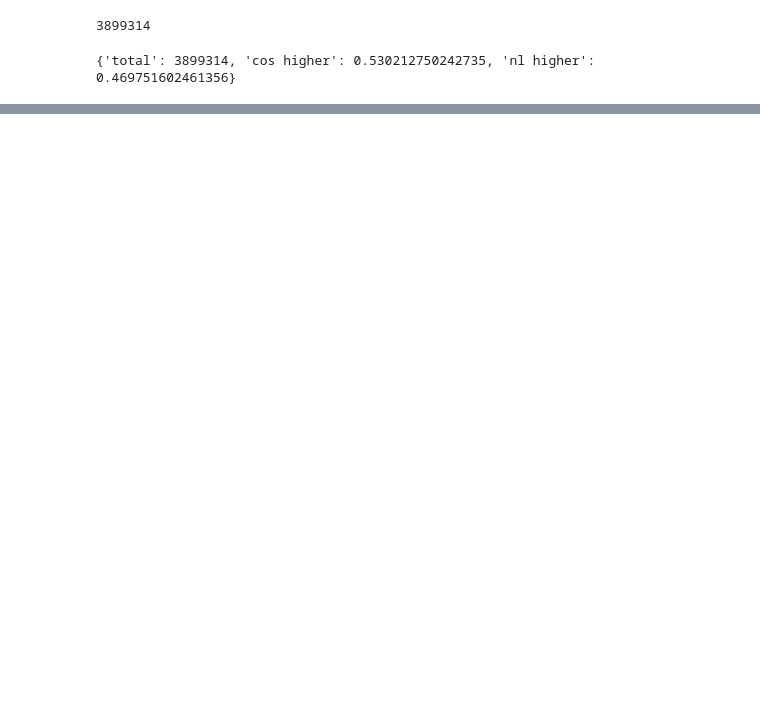
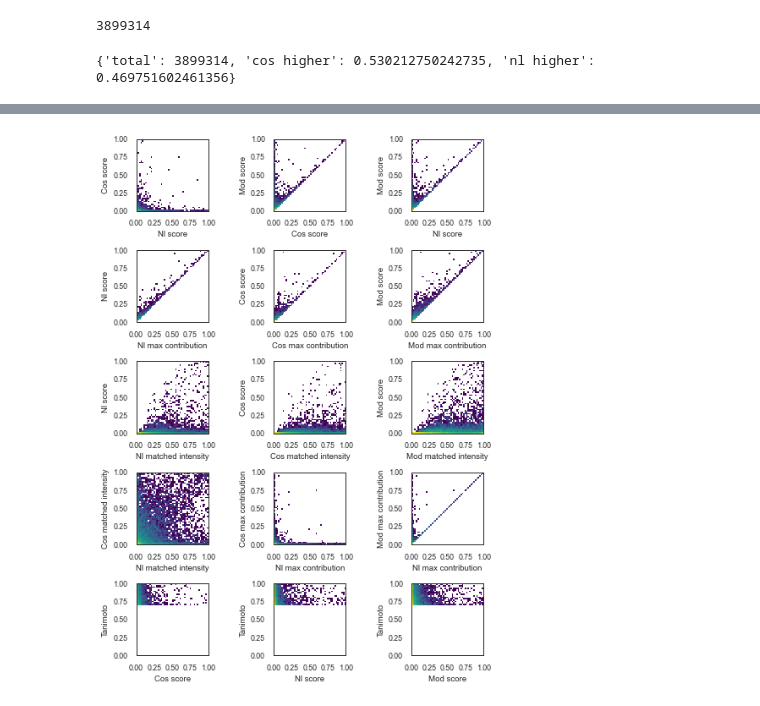
Before and after one commit to robinschmid/cosine_neutral_loss, a Jupyter notebook: notebooks/plots.ipynb, the cells around one changed output, grey strips where cells are left out. Drawn from its saved outputs; the diff is of its cells as text; code cells hidden in the pictures; blank space fills up the shorter version.

```diff
--- a/notebooks/plots.ipynb
+++ b/notebooks/plots.ipynb
@@ -222,21 +368,21 @@ with sns.plotting_context("paper", font_scale=1.6):
 # %%
 plots = [
-        ["nl_score", "cos_score"],
-        ["cos_score", "mod_score"],
-        ["nl_score", "mod_score"],
-        ["nl_max_contribution", "nl_score"],
-        ["cos_max_contribution", "cos_score"],
-        ["mod_max_contribution", "mod_score"],
-        ["nl_matched_intensity", "nl_score"],
-        ["cos_matched_intensity", "cos_score"],
-        ["mod_matched_intensity", "mod_score"],
-        ["nl_matched_intensity", "cos_matched_intensity"],
-        ["nl_max_contribution", "cos_max_contribution"],
-        ["nl_max_contribution", "mod_max_contribution"],
-        ["cos_score", "tanimoto"],
-        ["nl_score", "tanimoto"],
-        ["mod_score", "tanimoto"],
-    ]
+    ["nl_score", "cos_score"],
+    ["cos_score", "mod_score"],
+    ["nl_score", "mod_score"],
+    ["nl_max_contribution", "nl_score"],
+    ["cos_max_contribution", "cos_score"],
+    ["mod_max_contribution", "mod_score"],
+    ["nl_matched_intensity", "nl_score"],
+    ["cos_matched_intensity", "cos_score"],
+    ["mod_matched_intensity", "mod_score"],
+    ["nl_matched_intensity", "cos_matched_intensity"],
+    ["nl_max_contribution", "cos_max_contribution"],
+    ["nl_max_contribution", "mod_max_contribution"],
+    ["cos_score", "tanimoto"],
+    ["nl_score", "tanimoto"],
+    ["mod_score", "tanimoto"],
+]
 
 fig, axes = plt.subplots(5, 3, figsize=(7, 15 / 1.618))
 
@@ -250,36 +396,38 @@ for i, ax in enumerate(axes.flatten()):
 
     (xlabel, ylabel) = plots[i]
     hist, _, _ = np.histogram2d(
-        similarities[xlabel],
-        similarities[ylabel],
+        filtered_df[xlabel],
+        filtered_df[ylabel],
         bins=bins,
         range=[[0, 1], [0, 1]],
     )
     heatmap = sns.heatmap(
         np.rot90(hist),
         cmap="viridis",
         cbar=False,
         square=True,
         xticklabels=False,
         yticklabels=False,
         ax=ax,
         norm=LogNorm(),
     )
     ax.yaxis.set_major_locator(tick_locators)
     ax.set_yticklabels(tick_labels[::-1])
     ax.xaxis.set_major_locator(tick_locators)
     ax.set_xticklabels(tick_labels)
     for _, spine in heatmap.spines.items():
         spine.set_visible(True)
     ax.set_xlabel(xlabel.replace("_", " ").capitalize())
     ax.set_ylabel(ylabel.replace("_", " ").capitalize())
 
 
 plt.tight_layout()
 
-plt.savefig("results/img/score_contributions_{}.png".format(analysis_id), dpi=300, bbox_inches="tight")
+plt.savefig("results/img/tanimoto_filter_{}.png".format(analysis_id), dpi=300, bbox_inches="tight")
 plt.show()
 plt.close()
+# %% [output]
+[figure, added]
 # %%
 plots = [
     ["nl_score", "cos_score"],
```
Also changed, not shown: parts of 11 cells of this notebook.
